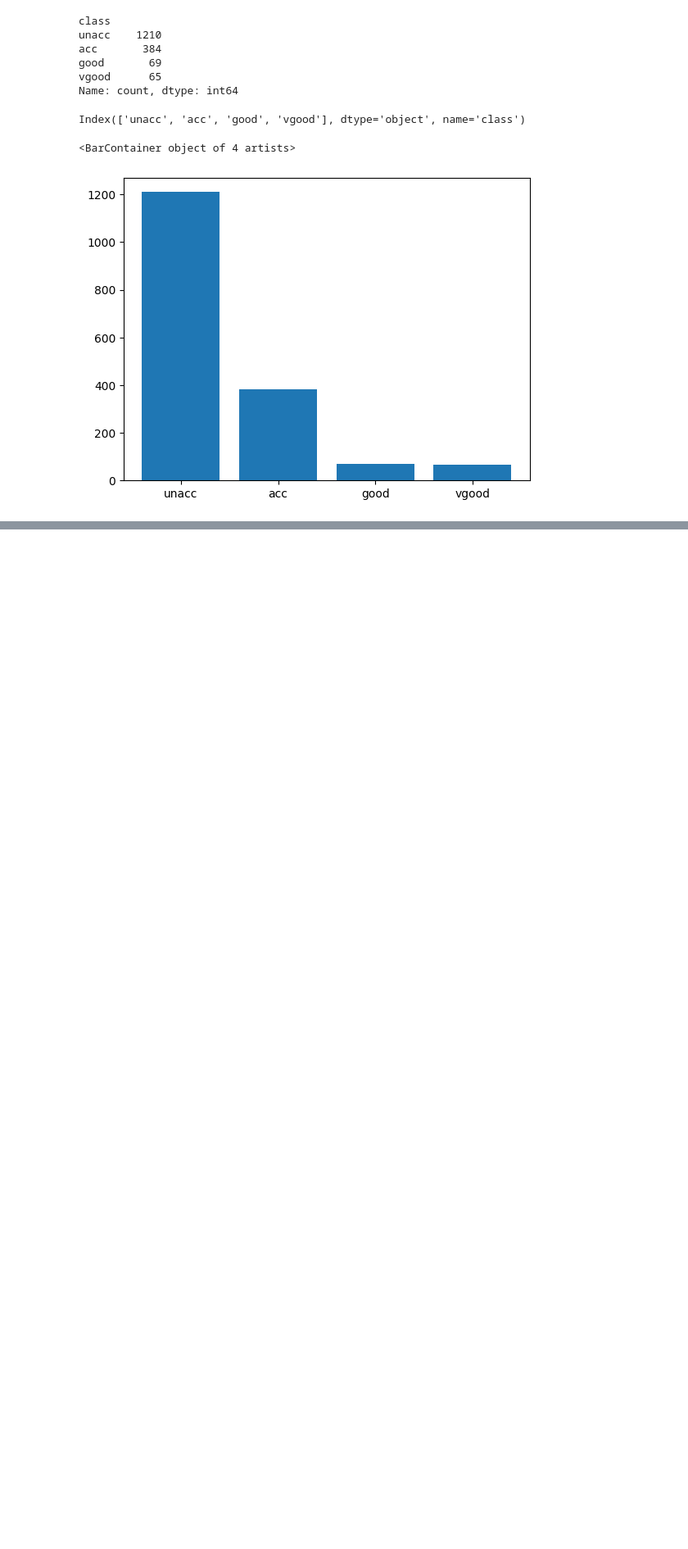
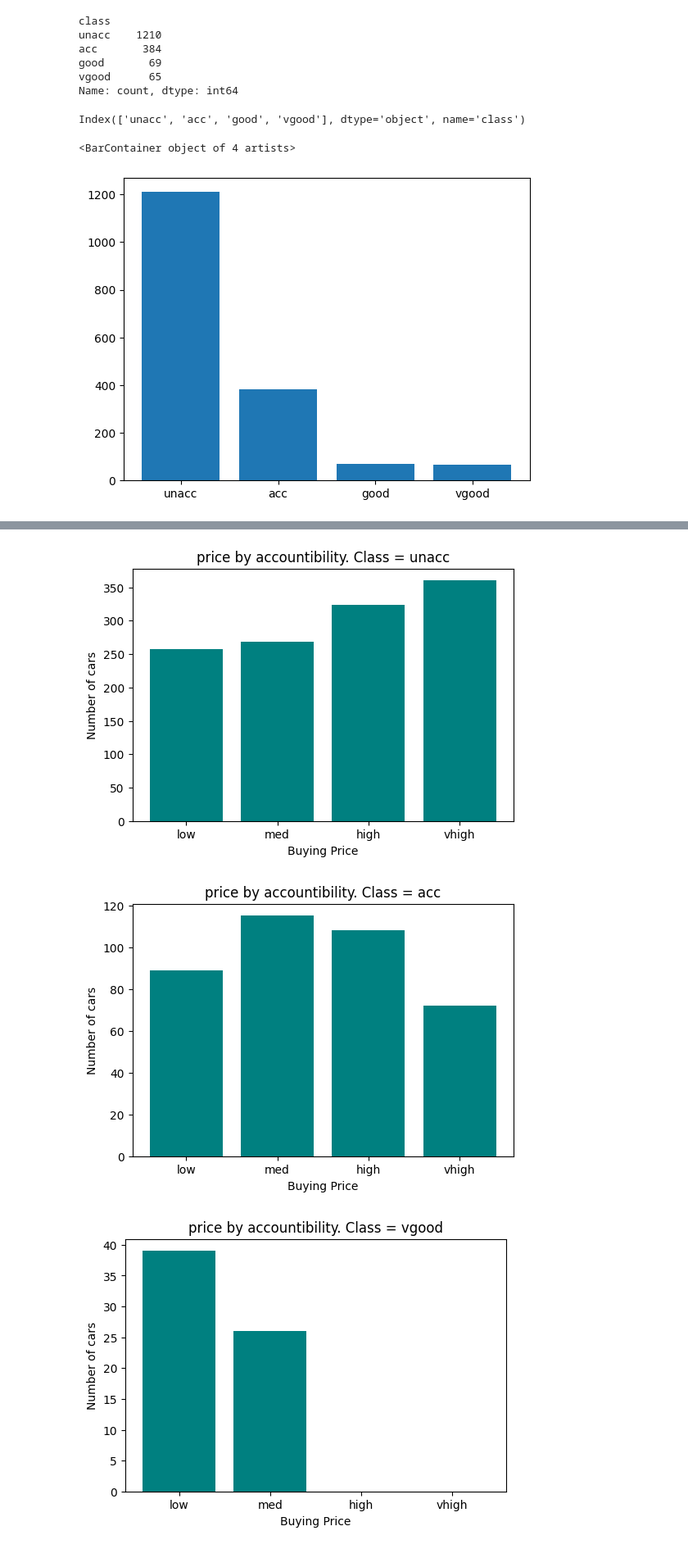
Before and after one commit to ichzann/dis08-ws2526_Boeluem_Ihsan, a Jupyter notebook: labs/08/analysis.ipynb, the cells around one changed output, grey strips where cells are left out. Shown at 82% size. Saved outputs shown, nothing was run; the diff lists cells and outputs as text; code cells hidden in the pictures; blank space fills up the shorter version.

Commit message:
price /by Clases

```diff
--- a/labs/08/analysis.ipynb
+++ b/labs/08/analysis.ipynb
@@ -79,0 +94,15 @@ matplotlib.pyplot.bar(
+# %%
+order = ["low", "med", "high", "vhigh"]
+for i in df["class"].unique():
+    cars_by_class = df[df[f"class"] == f"{i}"]
+    counts = cars_by_class["buying"].value_counts().reindex(order).fillna(0)
+    x_achse = counts.index
+    plt.figure(figsize=(6, 4))
+    plt.title(f"price by accountibility. Class = {i}")
+    plt.ylabel("Number of cars")
+    plt.xlabel("Buying Price")
+    plt.bar(x_achse, counts, color = "teal")
+# %% [output]
+[figure, added]
+[figure, added]
+[figure, added]
```
Also changed, not shown: parts of 3 cells of this notebook.
